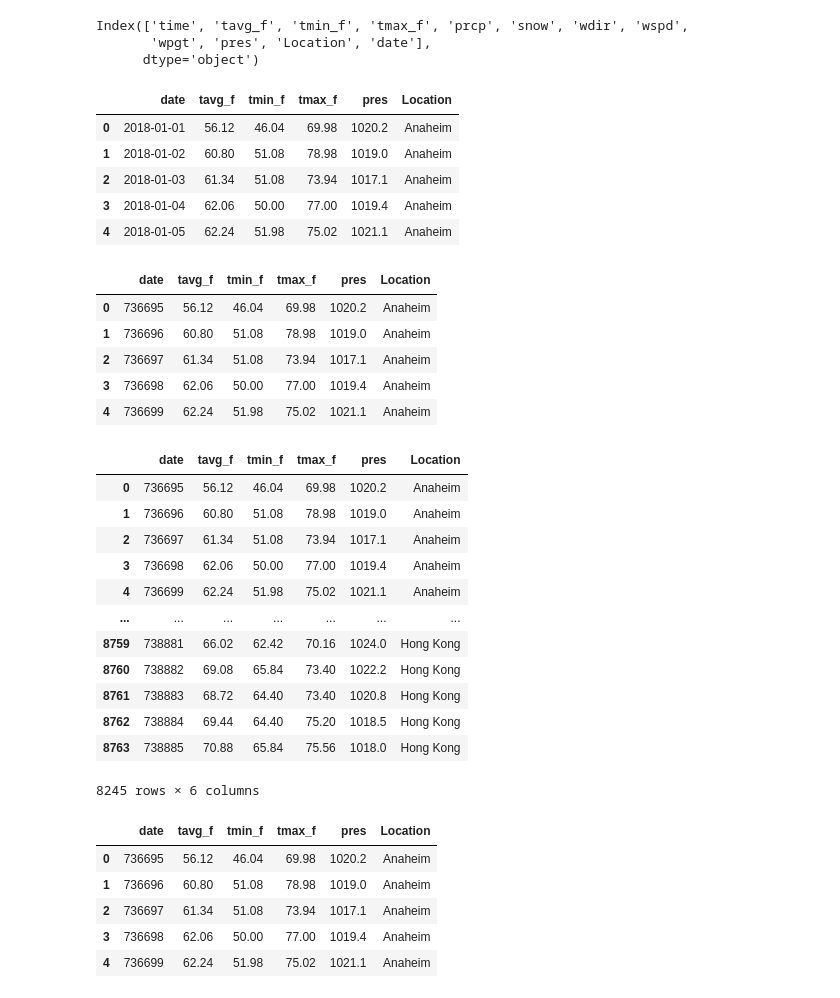
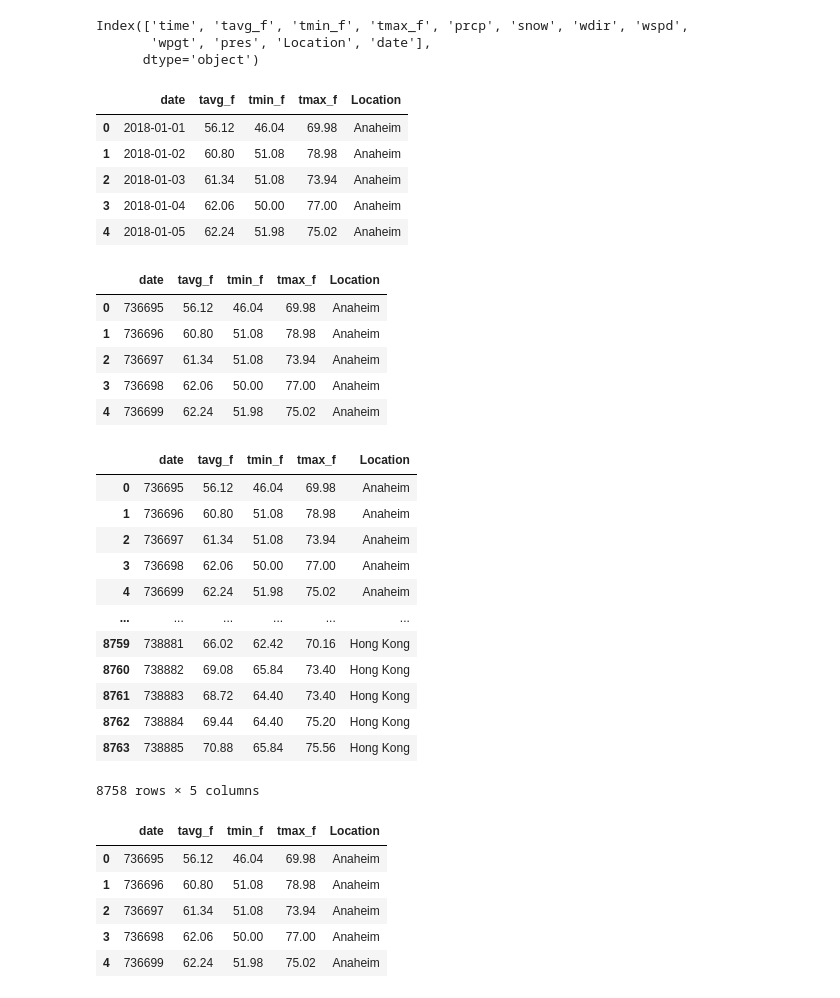
Before and after one commit to kileykarecki/Project-4, a Jupyter notebook: Weather/c_to_f.ipynb, the cells around one changed output. Drawn from its saved outputs; the diff is of its cells as text; code cells hidden in the pictures.

```diff
--- a/Weather/c_to_f.ipynb
+++ b/Weather/c_to_f.ipynb
@@ -4,5 +8,5 @@ import pandas as pd
 # %%
-file_path = 'combined_disney_weather.csv'
+file_path = 'Resources/combined_disney_weather.csv'
 df_file = pd.read_csv(file_path)
 df = pd.DataFrame(df_file)
 df.head()
@@ -145,53 +149,53 @@ Index(['time', 'tavg_f', 'tmin_f', 'tmax_f', 'prcp', 'snow', 'wdir', 'wspd',
        'wpgt', 'pres', 'Location', 'date'],
       dtype='object')
 # %%
-df = df[['date', 'tavg_f','tmin_f', 'tmax_f', 'pres', 'Location']]
+df = df[['date', 'tavg_f','tmin_f', 'tmax_f', 'Location']]
 df.head()
 # %% [output]
-|  | date | tavg_f | tmin_f | tmax_f | pres | Location |
-| 0 | 2018-01-01 | 56.12 | 46.04 | 69.98 | 1020.2 | Anaheim |
-| 1 | 2018-01-02 | 60.80 | 51.08 | 78.98 | 1019.0 | Anaheim |
-| 2 | 2018-01-03 | 61.34 | 51.08 | 73.94 | 1017.1 | Anaheim |
-| 3 | 2018-01-04 | 62.06 | 50.00 | 77.00 | 1019.4 | Anaheim |
-| 4 | 2018-01-05 | 62.24 | 51.98 | 75.02 | 1021.1 | Anaheim |
+|  | date | tavg_f | tmin_f | tmax_f | Location |
+| 0 | 2018-01-01 | 56.12 | 46.04 | 69.98 | Anaheim |
+| 1 | 2018-01-02 | 60.80 | 51.08 | 78.98 | Anaheim |
+| 2 | 2018-01-03 | 61.34 | 51.08 | 73.94 | Anaheim |
+| 3 | 2018-01-04 | 62.06 | 50.00 | 77.00 | Anaheim |
+| 4 | 2018-01-05 | 62.24 | 51.98 | 75.02 | Anaheim |
 # %%
 
 df['date'] = df['date'].apply(lambda x: x.toordinal())
 df.head()
 # %% [output]
-|  | date | tavg_f | tmin_f | tmax_f | pres | Location |
-| 0 | 736695 | 56.12 | 46.04 | 69.98 | 1020.2 | Anaheim |
-| 1 | 736696 | 60.80 | 51.08 | 78.98 | 1019.0 | Anaheim |
-| 2 | 736697 | 61.34 | 51.08 | 73.94 | 1017.1 | Anaheim |
-| 3 | 736698 | 62.06 | 50.00 | 77.00 | 1019.4 | Anaheim |
-| 4 | 736699 | 62.24 | 51.98 | 75.02 | 1021.1 | Anaheim |
+|  | date | tavg_f | tmin_f | tmax_f | Location |
+| 0 | 736695 | 56.12 | 46.04 | 69.98 | Anaheim |
+| 1 | 736696 | 60.80 | 51.08 | 78.98 | Anaheim |
+| 2 | 736697 | 61.34 | 51.08 | 73.94 | Anaheim |
+| 3 | 736698 | 62.06 | 50.00 | 77.00 | Anaheim |
+| 4 | 736699 | 62.24 | 51.98 | 75.02 | Anaheim |
 # %%
 df.dropna(how = "any")
 # %% [output]
-|  | date | tavg_f | tmin_f | tmax_f | pres | Location |
-| 0 | 736695 | 56.12 | 46.04 | 69.98 | 1020.2 | Anaheim |
-| 1 | 736696 | 60.80 | 51.08 | 78.98 | 1019.0 | Anaheim |
-| 2 | 736697 | 61.34 | 51.08 | 73.94 | 1017.1 | Anaheim |
-| 3 | 736698 | 62.06 | 50.00 | 77.00 | 1019.4 | Anaheim |
-| 4 | 736699 | 62.24 | 51.98 | 75.02 | 1021.1 | Anaheim |
-| ... | ... | ... | ... | ... | ... | ... |
-| 8759 | 738881 | 66.02 | 62.42 | 70.16 | 1024.0 | Hong Kong |
-| 8760 | 738882 | 69.08 | 65.84 | 73.40 | 1022.2 | Hong Kong |
-| 8761 | 738883 | 68.72 | 64.40 | 73.40 | 1020.8 | Hong Kong |
-| 8762 | 738884 | 69.44 | 64.40 | 75.20 | 1018.5 | Hong Kong |
-| 8763 | 738885 | 70.88 | 65.84 | 75.56 | 1018.0 | Hong Kong |
+|  | date | tavg_f | tmin_f | tmax_f | Location |
+| 0 | 736695 | 56.12 | 46.04 | 69.98 | Anaheim |
+| 1 | 736696 | 60.80 | 51.08 | 78.98 | Anaheim |
+| 2 | 736697 | 61.34 | 51.08 | 73.94 | Anaheim |
+| 3 | 736698 | 62.06 | 50.00 | 77.00 | Anaheim |
+| 4 | 736699 | 62.24 | 51.98 | 75.02 | Anaheim |
+| ... | ... | ... | ... | ... | ... |
+| 8759 | 738881 | 66.02 | 62.42 | 70.16 | Hong Kong |
+| 8760 | 738882 | 69.08 | 65.84 | 73.40 | Hong Kong |
+| 8761 | 738883 | 68.72 | 64.40 | 73.40 | Hong Kong |
+| 8762 | 738884 | 69.44 | 64.40 | 75.20 | Hong Kong |
+| 8763 | 738885 | 70.88 | 65.84 | 75.56 | Hong Kong |
-8245 rows × 6 columns
+8758 rows × 5 columns
 # %%
 df.dropna(inplace=True)
 # %%
 df.head()
 # %% [output]
-|  | date | tavg_f | tmin_f | tmax_f | pres | Location |
-| 0 | 736695 | 56.12 | 46.04 | 69.98 | 1020.2 | Anaheim |
-| 1 | 736696 | 60.80 | 51.08 | 78.98 | 1019.0 | Anaheim |
-| 2 | 736697 | 61.34 | 51.08 | 73.94 | 1017.1 | Anaheim |
-| 3 | 736698 | 62.06 | 50.00 | 77.00 | 1019.4 | Anaheim |
-| 4 | 736699 | 62.24 | 51.98 | 75.02 | 1021.1 | Anaheim |
+|  | date | tavg_f | tmin_f | tmax_f | Location |
+| 0 | 736695 | 56.12 | 46.04 | 69.98 | Anaheim |
+| 1 | 736696 | 60.80 | 51.08 | 78.98 | Anaheim |
+| 2 | 736697 | 61.34 | 51.08 | 73.94 | Anaheim |
+| 3 | 736698 | 62.06 | 50.00 | 77.00 | Anaheim |
+| 4 | 736699 | 62.24 | 51.98 | 75.02 | Anaheim |
 # %%
 df.info()
 # %% [output]
```
Also changed, not shown: parts of 5 cells of this notebook, 6 other files.
